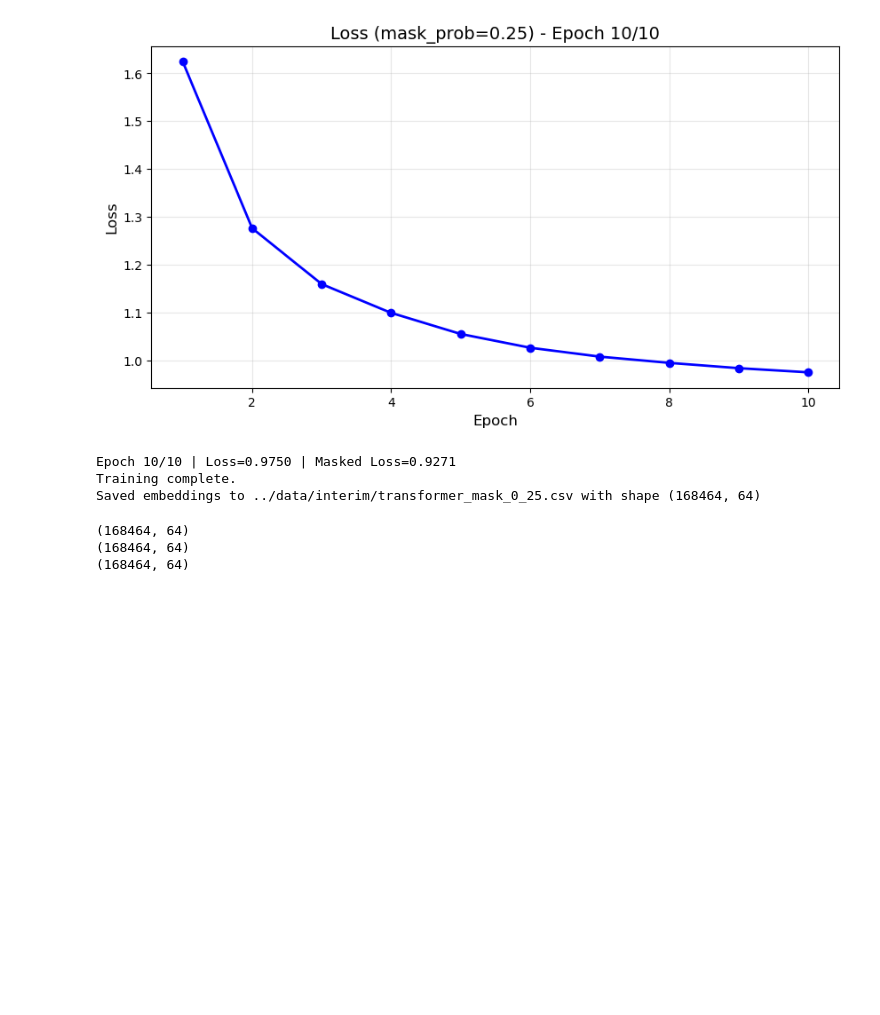
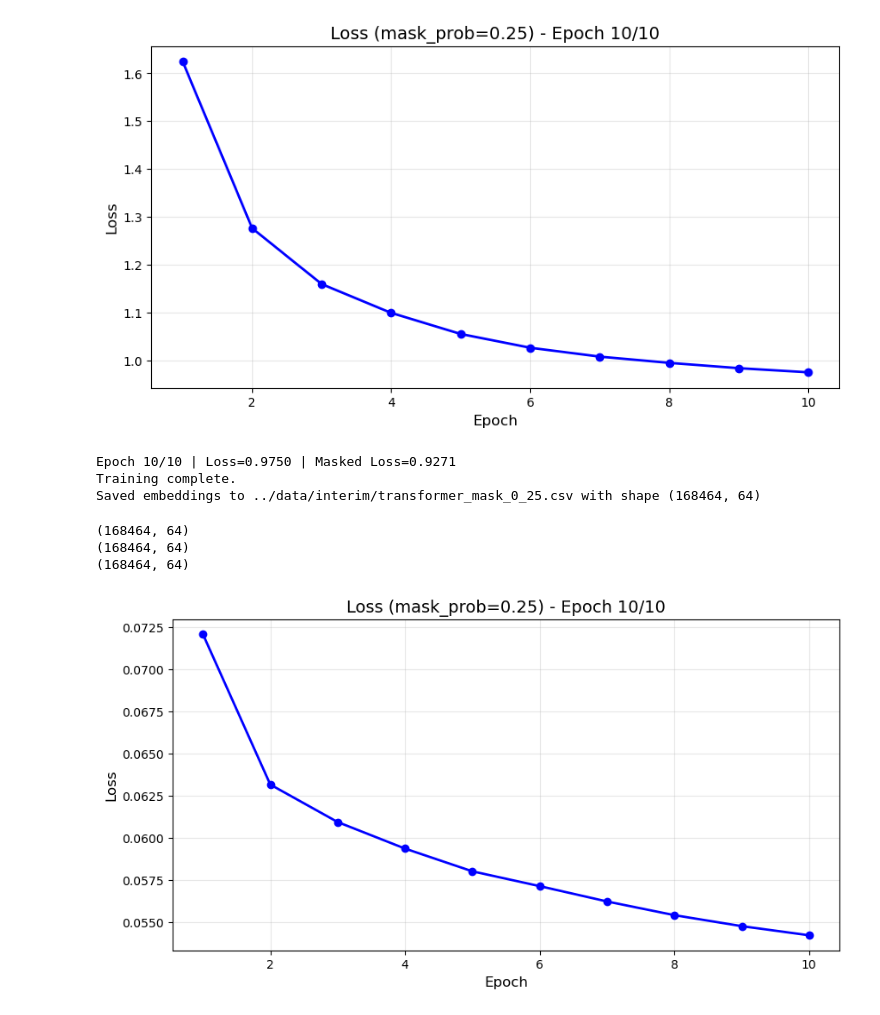
Before and after one commit to Philumination/masked-transformer-comparison, a Jupyter notebook: notebooks/initial-stuff.ipynb, the cells around one changed output. Cells and saved outputs as stored; diff of their text form; code cells hidden in the pictures; blank space fills up the shorter version.

```diff
--- a/notebooks/initial-stuff.ipynb
+++ b/notebooks/initial-stuff.ipynb
@@ -705,3 +764,83 @@ print(adata.obsm["X_mae_mask_0.25"].shape)
 (168464, 64)
 (168464, 64)
 (168464, 64)
+# %%
+# run transformer for 2 things
+# 1. raw counts, 2. unbiased masking
+
+
+
+import anndata as ad
+from analysis_src.modeling.training import MicrobiomeDataset_counts, train_multi_mask, MicrobiomeDataset
+
+# Load data
+adata = ad.read_h5ad("../data/processed/adjusted_data.h5ad")
+
+
+
+# 1. raw counts
+
+
+# Train with different masking probabilities
+trained_models, training_histories = train_multi_mask(
+    adata=adata,
+    mask_probs=[0.10, 0.15, 0.25],
+    use_transformer=True,  # true, transformer
+    batch_size=32,
+    learning_rate=1e-3,
+    epochs=10,
+    dataset = MicrobiomeDataset_counts # raw counts
+)
+
+
+# 2. unbiased masking
+
+# Train with different masking probabilities
+trained_models, training_histories = train_multi_mask(
+    adata=adata,
+    mask_probs=[0.10, 0.15, 0.25],
+    use_transformer=True,  # true, transformer
+    batch_size=32,
+    learning_rate=1e-3,
+    epochs=10,
+    dataset = MicrobiomeDataset, # mclrs
+    non_zero_bias=0.0,  # unbiased masking
+)
+
+
+# lets also run the maes for the same
+
+# ------ MAEs ------
+
+
+# 1. raw counts
+# Train with different masking probabilities
+trained_models, training_histories = train_multi_mask(
+    adata=adata,
+    mask_probs=[0.10, 0.15, 0.25],
+    use_transformer=False,  # false, NO transformer
+    batch_size=32,
+    learning_rate=1e-3,
+    epochs=10,
+    dataset = MicrobiomeDataset_counts # raw counts
+)
+
+
+# 2. unbiased masking
+
+# Train with different masking probabilities
+trained_models, training_histories = train_multi_mask(
+    adata=adata,
+    mask_probs=[0.10, 0.15, 0.25],
+    use_transformer=False,  # false, NO transformer
+    batch_size=32,
+    learning_rate=1e-3,
+    epochs=10,
+    dataset = MicrobiomeDataset, # mclrs
+    non_zero_bias=0.0,  # unbiased masking
+)
+
+# now last thing missing is for the counts the pca and umap
+print("now doing pca and umap for counts data")
+# %% [output]
+[figure, added]
```
Also changed, not shown: parts of 13 cells of this notebook, 2 other files.
